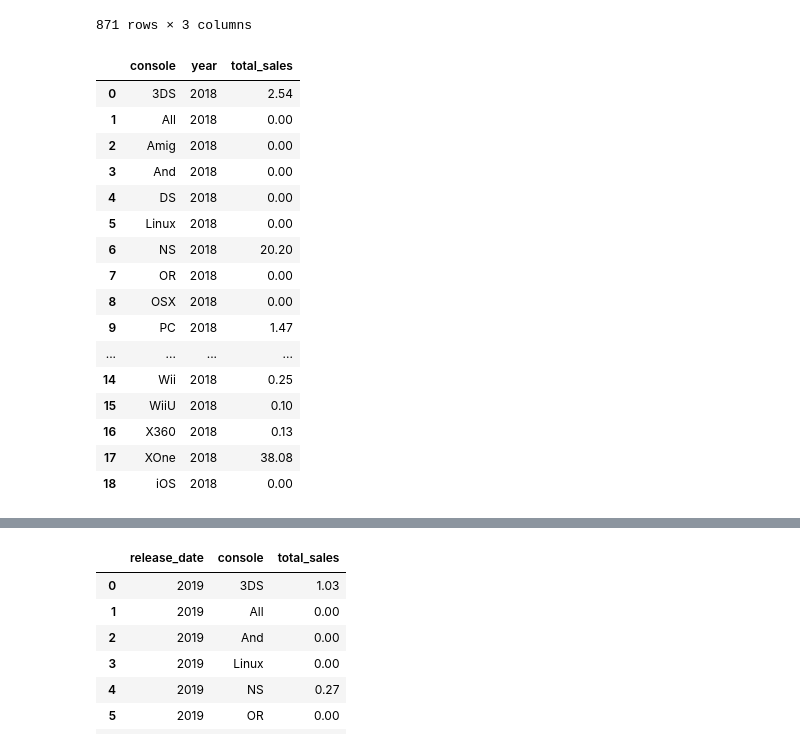
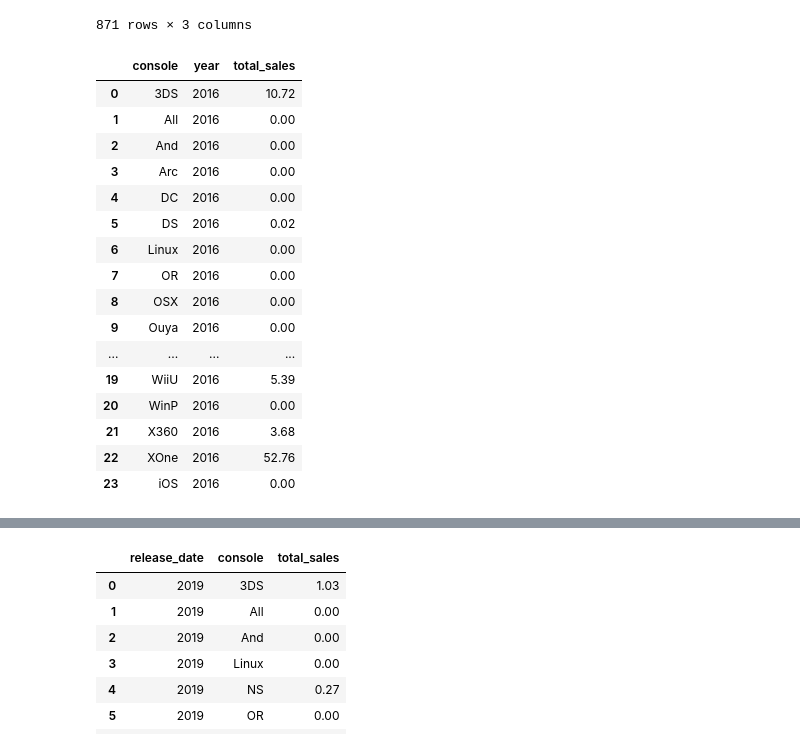
Before and after one commit to dmorton714/v_game, a Jupyter notebook: v_game.ipynb, the cells around one changed output, grey strips where cells are left out. Cells and saved outputs as stored; diff of their text form; code cells hidden in the pictures.

```diff
--- a/v_game.ipynb
+++ b/v_game.ipynb
@@ -76,0 +79,28 @@ df_yrs
+# %%
+df['console_mfg'] = np.select(
+    [
+        df['console'].isin(['3DS', 'ds', 'Wii', 'WiiU', 'NS', 'GB', 'NES', 'SNES', 'GBC', 'N64', 'ds']),
+        df['console'].isin(['Linux', 'OSX', 'PC', 'Arc', 'All', 'Series']),
+        df['console'].isin(['X360', 'XOne']),
+        df['console'].isin(['PS', 'PS2', 'PS3', 'PS4', 'PS5', 'PSP', 'PSV', 'PSN']),
+        df['console'].isin(['iOS', 'And']),
+        df['console'].isin(['GG', 'MSD', 'MS', 'GEN', 'SCD']),
+        df['console'].isin(['2600', '7800']),
+        df['console'].isin(['amig', 'C64', 'amig']),
+        df['console'].isin(['Ouya', 'OR', 'ACPC', 'AST', 'ApII', 'PCE', 'ZXS', 'Lynx', 'NG', 'ZXS'])
+    ],
+    [
+        'nintendo',
+        'pc',
+        'xbox',
+        'sony',
+        'mobile',
+        'sega',
+        'atari',
+        'commodore',
+        'other'
+    ],
+    default='unknown'
+)
+
+df.head(20)
@@ -296,34 +507,34 @@ sql("""
 # %%
 sql("""
     SELECT
         console,
         strftime('%Y', release_date) AS year,
         SUM(total_sales) AS total_sales
     FROM
         df
     WHERE
-        strftime('%Y', release_date) = '2018'
+        strftime('%Y', release_date) = '2016'
     GROUP BY
         console,
         year
     ORDER BY
      year, console;
 """)
 # %% [output]
 |  | console | year | total_sales |
-| 0 | 3DS | 2018 | 2.54 |
-| 1 | All | 2018 | 0.00 |
-| 2 | Amig | 2018 | 0.00 |
-| 3 | And | 2018 | 0.00 |
-| 4 | DS | 2018 | 0.00 |
-| 5 | Linux | 2018 | 0.00 |
-| 6 | NS | 2018 | 20.20 |
-| 7 | OR | 2018 | 0.00 |
-| 8 | OSX | 2018 | 0.00 |
-| 9 | PC | 2018 | 1.47 |
+| 0 | 3DS | 2016 | 10.72 |
+| 1 | All | 2016 | 0.00 |
+| 2 | And | 2016 | 0.00 |
+| 3 | Arc | 2016 | 0.00 |
+| 4 | DC | 2016 | 0.00 |
+| 5 | DS | 2016 | 0.02 |
+| 6 | Linux | 2016 | 0.00 |
+| 7 | OR | 2016 | 0.00 |
+| 8 | OSX | 2016 | 0.00 |
+| 9 | Ouya | 2016 | 0.00 |
 | ... | ... | ... | ... |
-| 14 | Wii | 2018 | 0.25 |
-| 15 | WiiU | 2018 | 0.10 |
-| 16 | X360 | 2018 | 0.13 |
-| 17 | XOne | 2018 | 38.08 |
-| 18 | iOS | 2018 | 0.00 |
+| 19 | WiiU | 2016 | 5.39 |
+| 20 | WinP | 2016 | 0.00 |
+| 21 | X360 | 2016 | 3.68 |
+| 22 | XOne | 2016 | 52.76 |
+| 23 | iOS | 2016 | 0.00 |
```
Also changed, not shown: parts of 11 cells of this notebook.
